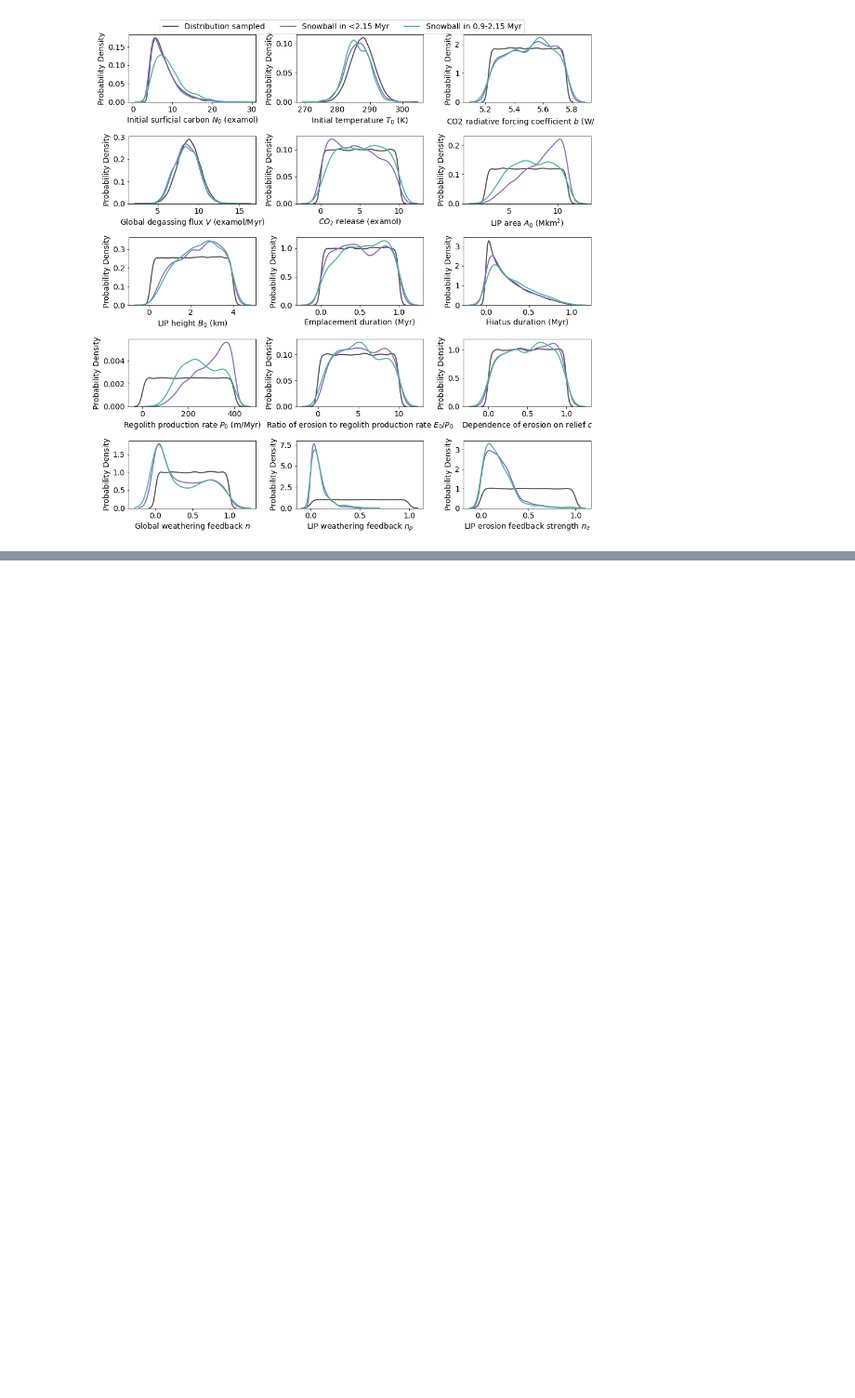
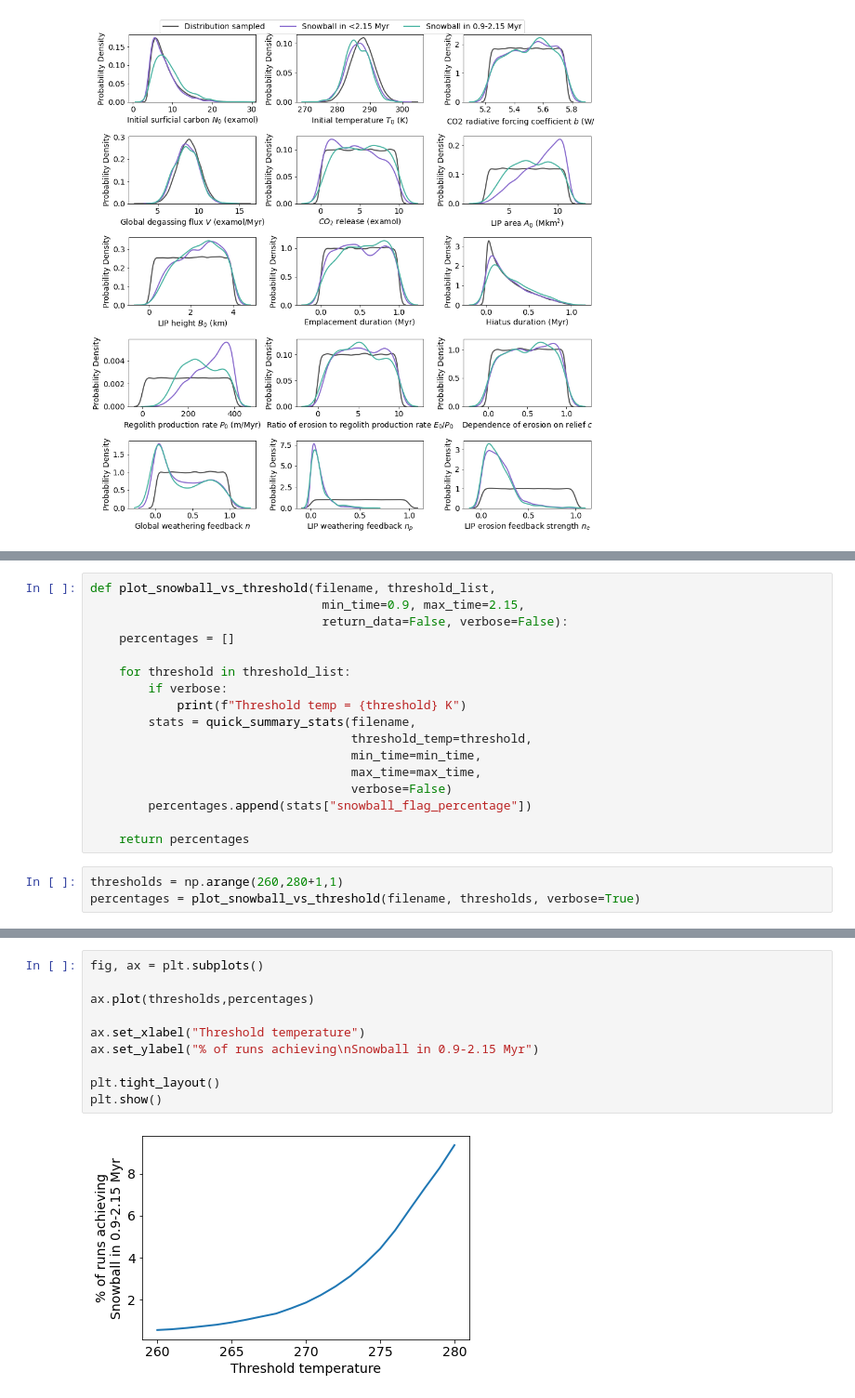
Before and after one commit to cminsky/snowball-LIP, a Jupyter notebook: 0_multiple_thresholds.ipynb, the cells around one changed output, grey strips where cells are left out. Shown: that part at 93% size. Drawn from its saved outputs; the diff is of its cells as text; blank space fills up the shorter version.

```diff
--- a/0_multiple_thresholds.ipynb
+++ b/0_multiple_thresholds.ipynb
@@ -296,0 +296,20 @@ Couldn't find metadata for T0
+# %%
+def plot_snowball_vs_threshold(filename, threshold_list,
+                                min_time=0.9, max_time=2.15,
+                                return_data=False, verbose=False):
+    percentages = []
+
+    for threshold in threshold_list:
+        if verbose:
+            print(f"Threshold temp = {threshold} K")
+        stats = quick_summary_stats(filename,
+                                    threshold_temp=threshold,
+                                    min_time=min_time,
+                                    max_time=max_time,
+                                    verbose=False)
+        percentages.append(stats["snowball_flag_percentage"])
+
+    return percentages
+# %%
+thresholds = np.arange(260,280+1,1)
+percentages = plot_snowball_vs_threshold(filename, thresholds, verbose=True)
@@ -296,0 +334,12 @@ Couldn't find metadata for T0
+# %%
+fig, ax = plt.subplots()
+
+ax.plot(thresholds,percentages)
+
+ax.set_xlabel("Threshold temperature")
+ax.set_ylabel("% of runs achieving\nSnowball in 0.9-2.15 Myr")
+
+plt.tight_layout()
+plt.show()
+# %% [output]
+[figure, added]
```
Also changed, not shown: parts of 6 cells of this notebook.
